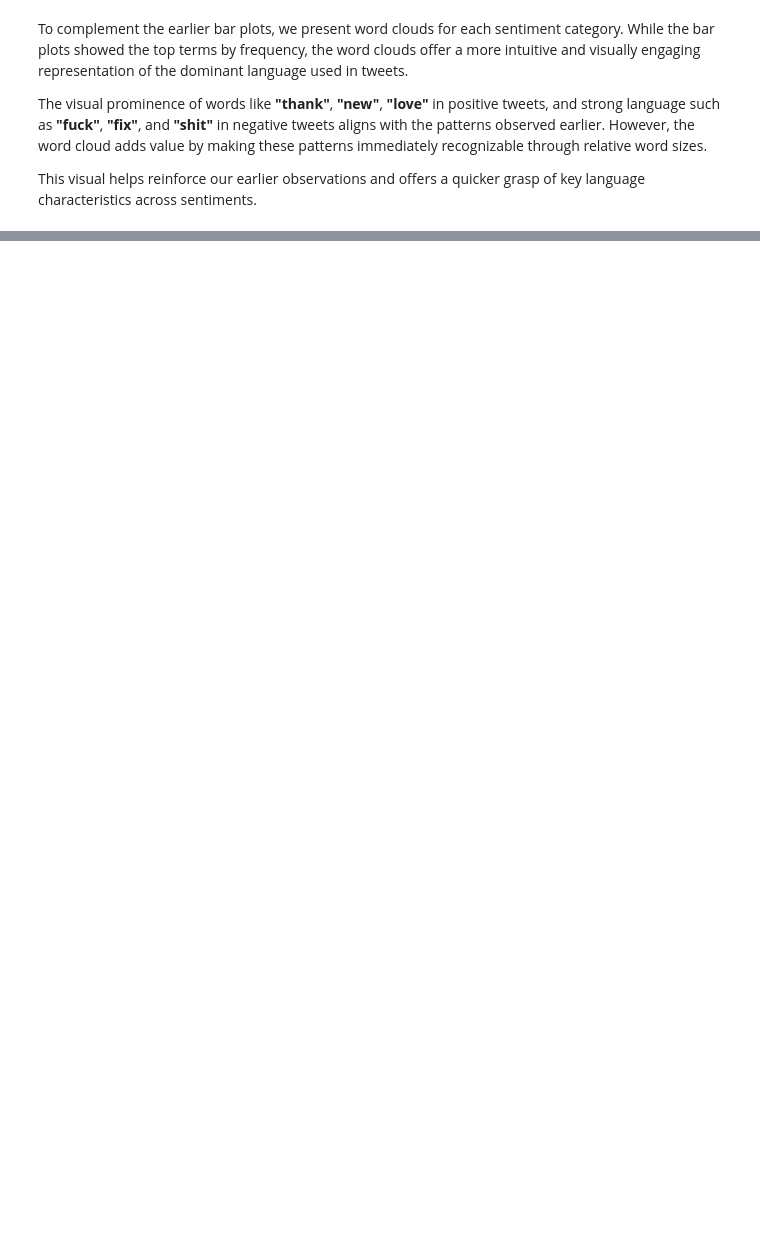
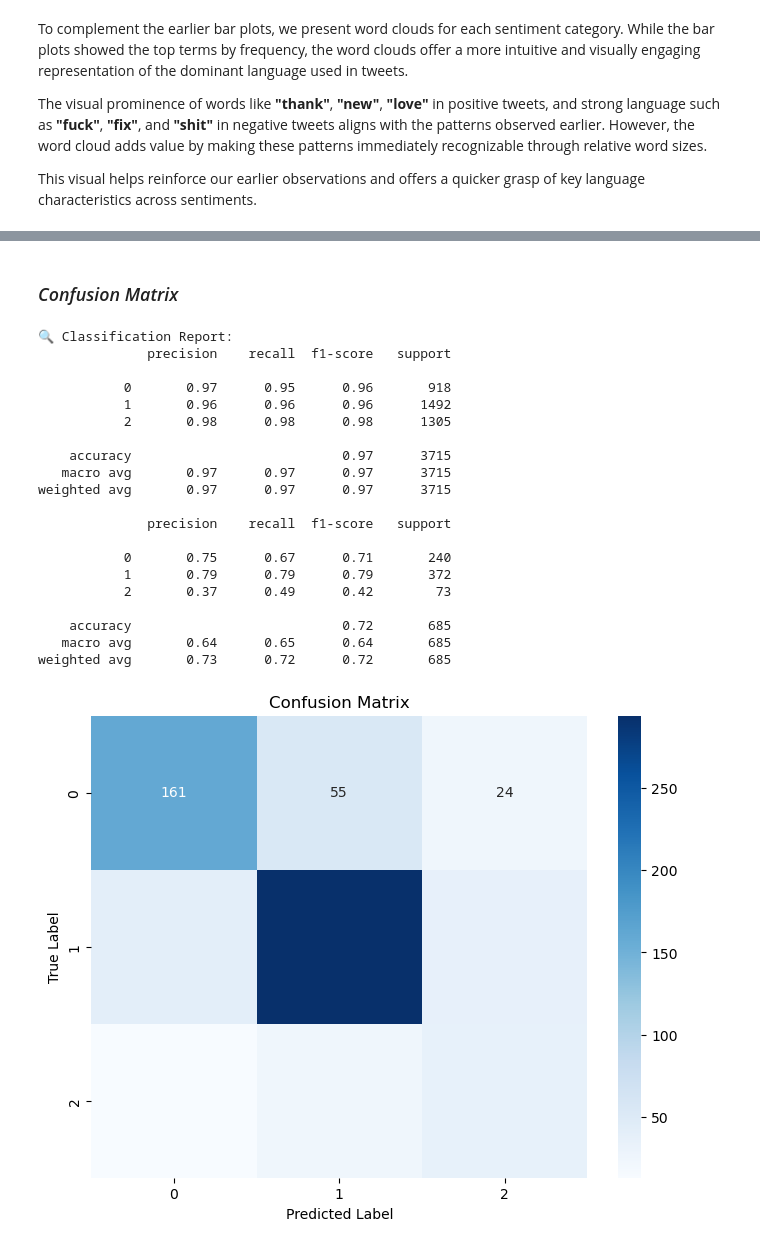
Before and after one commit to kev-analytic/apple-twitter-sentiment-analysis, a Jupyter notebook: index.ipynb, the cells around one changed output, grey strips where cells are left out. Saved outputs shown, nothing was run; the diff lists cells and outputs as text; code cells hidden in the pictures; blank space fills up the shorter version.

```diff
--- a/index.ipynb
+++ b/index.ipynb
@@ -577,0 +590,3 @@ This visual helps reinforce our earlier observations and offers a quicker grasp
+# %%
+# train test split
+X_train,X_test,y_train,y_test=train_test_split(X,y,test_size=0.2,random_state=42)
@@ -577,0 +643,13 @@ This visual helps reinforce our earlier observations and offers a quicker grasp
+# %%
+# Convert to DataFrames
+train_df = pd.DataFrame({'lemmas_filtered': X_train, 'sentiment': y_train})
+test_df = pd.DataFrame({'lemmas_filtered': X_test, 'sentiment': y_test})
+
+# Apply augmentation ONLY to training set
+aug_train_df = augment_minority_class_train_set(
+    train_df=train_df,
+    text_col='lemmas_filtered',
+    label_col='sentiment',
+    minority_label=2,      # update if your minority class is different
+    n_augments=3           # try different values if needed
+)
@@ -577,0 +803,2 @@ This visual helps reinforce our earlier observations and offers a quicker grasp
+# %%
+train_and_evaluate_all_models(X_train, y_train, X_test, y_test)
@@ -577,0 +1249,12 @@ This visual helps reinforce our earlier observations and offers a quicker grasp
+# %%
+# defining the estimator
+tuned_logreg = best_models['LogisticRegression']
+# Step 1: Predict on test set
+y_train_pred=tuned_logreg.predict(X_train_resampled)
+y_pred = tuned_logreg.predict(X_test)
+y_proba = tuned_logreg.predict_proba(X_test)
+
+# Step 2: Classification report
+print("🔍 Classification Report:")
+print(classification_report(y_train_resampled, y_train_pred))
+print(classification_report(y_test, y_pred))
@@ -577,0 +1291,39 @@ This visual helps reinforce our earlier observations and offers a quicker grasp
+# %% [markdown]
+### *Confusion Matrix*
+# %%
+
+
+# Step 3: Confusion matrix
+from sklearn.metrics import confusion_matrix
+import seaborn as sns
+import matplotlib.pyplot as plt
+
+cm = confusion_matrix(y_test, y_pred)
+plt.figure(figsize=(8,6))
+sns.heatmap(cm, annot=True, fmt='d', cmap='Blues')
+plt.title("Confusion Matrix")
+plt.xlabel("Predicted Label")
+plt.ylabel("True Label")
+plt.show()
+# %% [output]
+🔍 Classification Report:
+              precision    recall  f1-score   support
+
+           0       0.97      0.95      0.96       918
+           1       0.96      0.96      0.96      1492
+           2       0.98      0.98      0.98      1305
+
+    accuracy                           0.97      3715
+   macro avg       0.97      0.97      0.97      3715
+weighted avg       0.97      0.97      0.97      3715
+
+              precision    recall  f1-score   support
+
+           0       0.75      0.67      0.71       240
+           1       0.79      0.79      0.79       372
+           2       0.37      0.49      0.42        73
+
+    accuracy                           0.72       685
+   macro avg       0.64      0.65      0.64       685
+weighted avg       0.73      0.72      0.72       685
+[figure, added]
```
Also changed, not shown: parts of 55 cells of this notebook.
